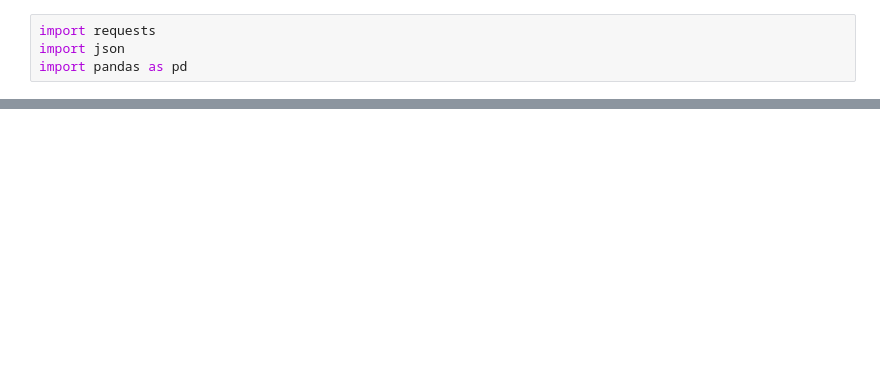
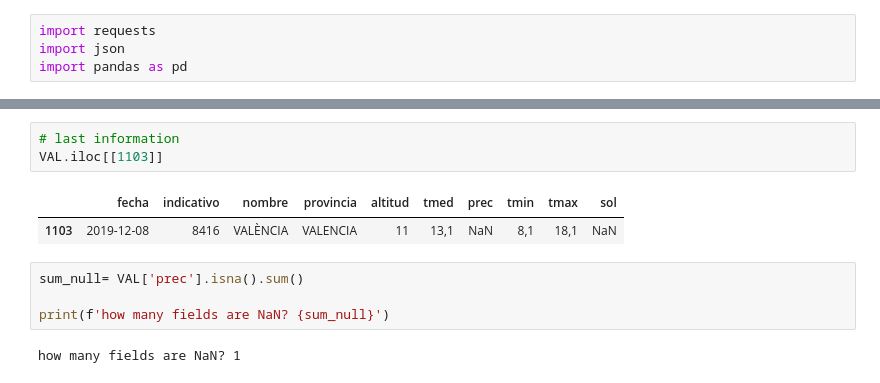
Before and after one commit to Turandot123/Forecasting-vessels-manoeuvre-lenght, a Jupyter notebook: src/Aemet_Api.ipynb, the cells around one changed output, grey strips where cells are left out. Drawn from its saved outputs; the diff is of its cells as text; blank space fills up the shorter version.

```diff
--- a/src/Aemet_Api.ipynb
+++ b/src/Aemet_Api.ipynb
@@ -70,0 +104,12 @@ info
+# %%
+# last information
+VAL.iloc[[1103]]
+# %% [output]
+|  | fecha | indicativo | nombre | provincia | altitud | tmed | prec | tmin | tmax | sol |
+| 1103 | 2019-12-08 | 8416 | VALÈNCIA | VALENCIA | 11 | 13,1 | NaN | 8,1 | 18,1 | NaN |
+# %%
+sum_null= VAL['prec'].isna().sum()
+
+print(f'how many fields are NaN? {sum_null}')
+# %% [output]
+how many fields are NaN? 1
```
Also changed, not shown: parts of 23 cells of this notebook, 7 other files.
